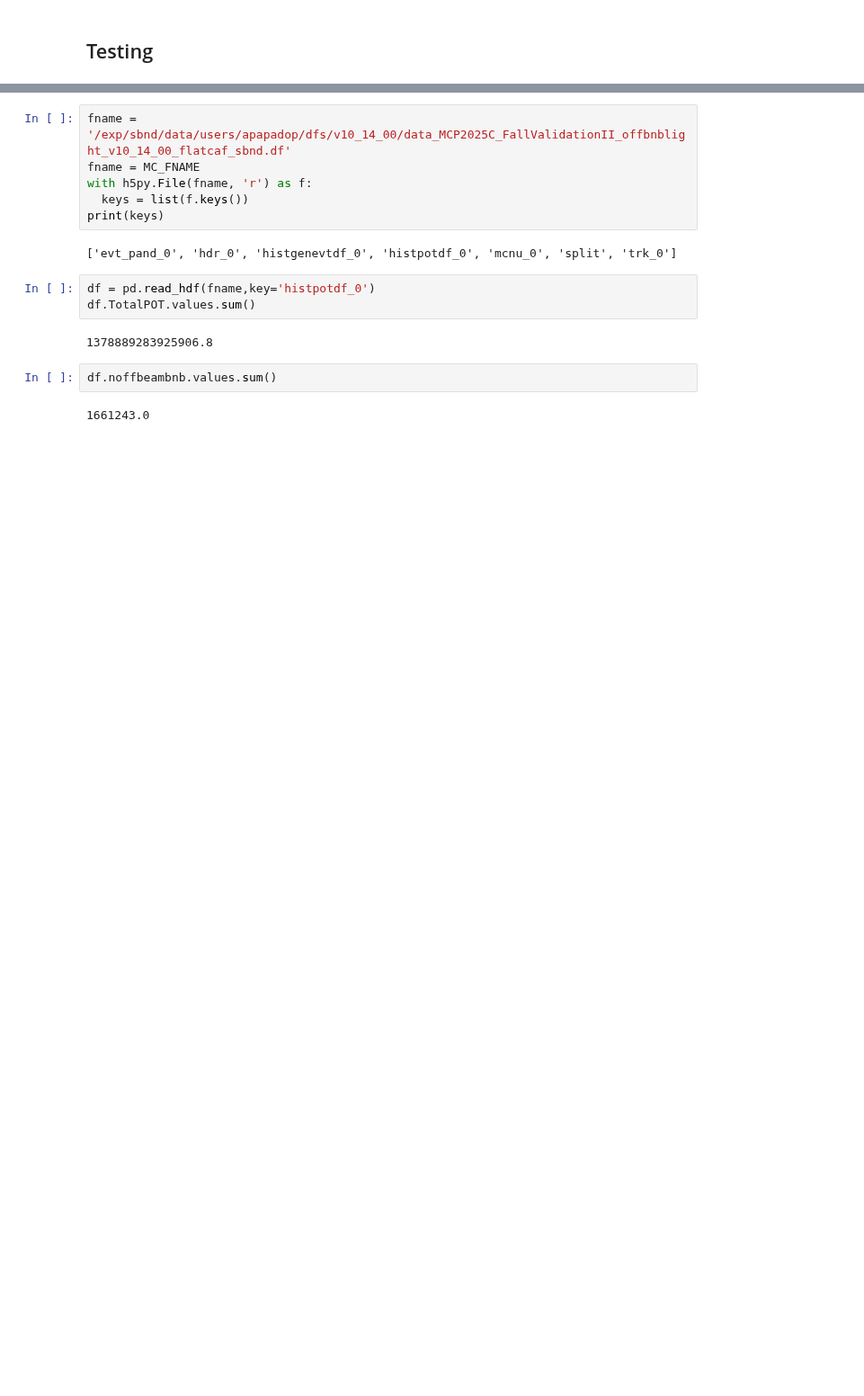
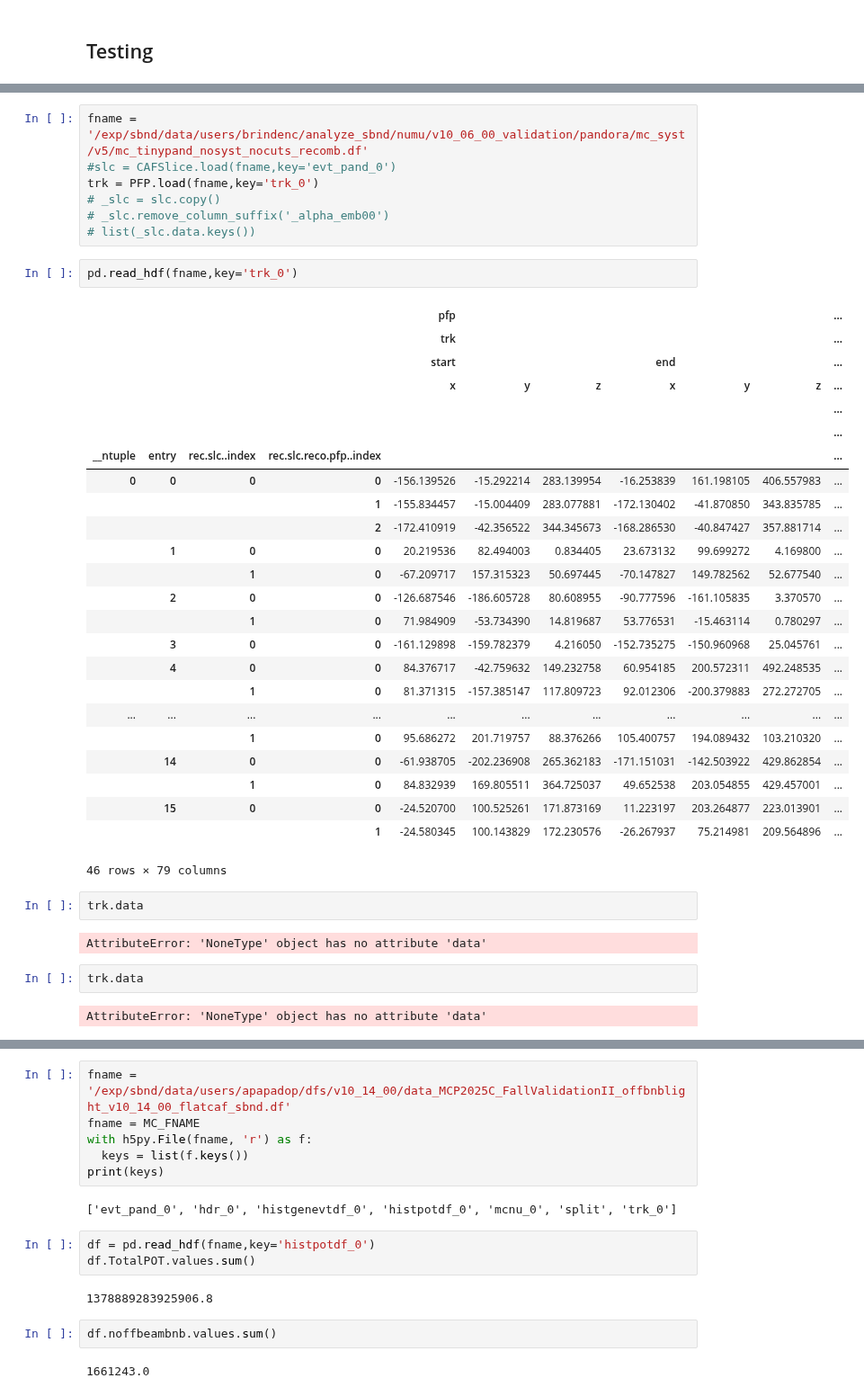
Before and after one commit to sungbinoh/cafpyana, a Jupyter notebook: analysis_village/numuincl/particle_fm.ipynb, the cells around one changed output, grey strips where cells are left out. Shown at 90% size. Cells and saved outputs as stored; diff of their text form; blank space fills up the shorter version.

```diff
--- a/analysis_village/numuincl/particle_fm.ipynb
+++ b/analysis_village/numuincl/particle_fm.ipynb
@@ -671,0 +732,42 @@ plotters.save_plot('chi2_proton_R',fig=fig3,folder_name=f'{PLOT_DIR}/chi2')
+# %%
+fname = '/exp/sbnd/data/users/brindenc/analyze_sbnd/numu/v10_06_00_validation/pandora/mc_syst/v5/mc_tinypand_nosyst_nocuts_recomb.df'
+#slc = CAFSlice.load(fname,key='evt_pand_0')
+trk = PFP.load(fname,key='trk_0')
+# _slc = slc.copy()
+# _slc.remove_column_suffix('_alpha_emb00')
+# list(_slc.data.keys())
+# %%
+pd.read_hdf(fname,key='trk_0')
+# %% [output]
+|  |  |  |  | pfp |  |  |  |  |  | ... |
+|  |  |  |  | trk |  |  |  |  |  | ... |
+|  |  |  |  | start |  |  | end |  |  | ... |
+|  |  |  |  | x | y | z | x | y | z | ... |
+|  |  |  |  |  |  |  |  |  |  | ... |
+|  |  |  |  |  |  |  |  |  |  | ... |
+| __ntuple | entry | rec.slc..index | rec.slc.reco.pfp..index |  |  |  |  |  |  | ... |
+| 0 | 0 | 0 | 0 | -156.139526 | -15.292214 | 283.139954 | -16.253839 | 161.198105 | 406.557983 | ... |
+|  |  |  | 1 | -155.834457 | -15.004409 | 283.077881 | -172.130402 | -41.870850 | 343.835785 | ... |
+|  |  |  | 2 | -172.410919 | -42.356522 | 344.345673 | -168.286530 | -40.847427 | 357.881714 | ... |
+|  | 1 | 0 | 0 | 20.219536 | 82.494003 | 0.834405 | 23.673132 | 99.699272 | 4.169800 | ... |
+|  |  | 1 | 0 | -67.209717 | 157.315323 | 50.697445 | -70.147827 | 149.782562 | 52.677540 | ... |
+|  | 2 | 0 | 0 | -126.687546 | -186.605728 | 80.608955 | -90.777596 | -161.105835 | 3.370570 | ... |
+|  |  | 1 | 0 | 71.984909 | -53.734390 | 14.819687 | 53.776531 | -15.463114 | 0.780297 | ... |
+|  | 3 | 0 | 0 | -161.129898 | -159.782379 | 4.216050 | -152.735275 | -150.960968 | 25.045761 | ... |
+|  | 4 | 0 | 0 | 84.376717 | -42.759632 | 149.232758 | 60.954185 | 200.572311 | 492.248535 | ... |
+|  |  | 1 | 0 | 81.371315 | -157.385147 | 117.809723 | 92.012306 | -200.379883 | 272.272705 | ... |
+| ... | ... | ... | ... | ... | ... | ... | ... | ... | ... | ... |
+|  |  | 1 | 0 | 95.686272 | 201.719757 | 88.376266 | 105.400757 | 194.089432 | 103.210320 | ... |
+|  | 14 | 0 | 0 | -61.938705 | -202.236908 | 265.362183 | -171.151031 | -142.503922 | 429.862854 | ... |
+|  |  | 1 | 0 | 84.832939 | 169.805511 | 364.725037 | 49.652538 | 203.054855 | 429.457001 | ... |
+|  | 15 | 0 | 0 | -24.520700 | 100.525261 | 171.873169 | 11.223197 | 203.264877 | 223.013901 | ... |
+|  |  |  | 1 | -24.580345 | 100.143829 | 172.230576 | -26.267937 | 75.214981 | 209.564896 | ... |
+46 rows × 79 columns
+# %%
+trk.data
+# %% [output]
+AttributeError: 'NoneType' object has no attribute 'data'
+# %%
+trk.data
+# %% [output]
+AttributeError: 'NoneType' object has no attribute 'data'
```
Also changed, not shown: parts of 24 cells of this notebook, 29 other files.
